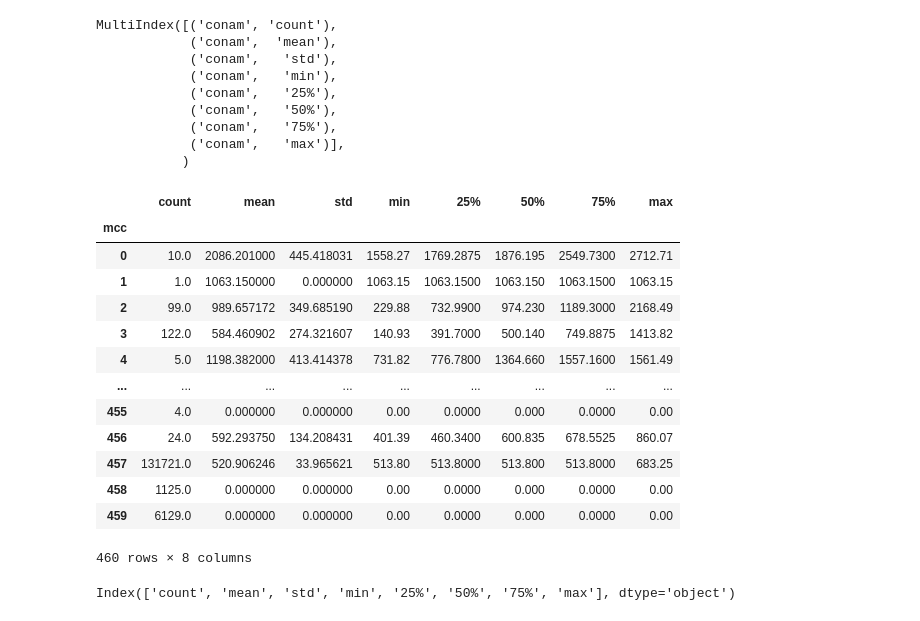
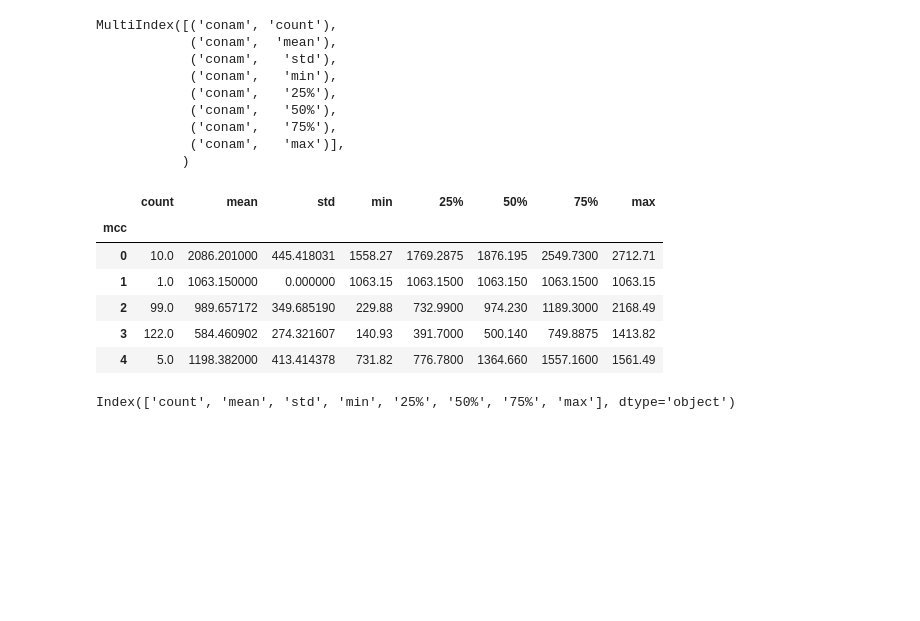
Before and after one commit to CubatLin/TBrain-E.SUN-AI-Open-Competition-Fall-2019-15th-place-Feature-Engineering, a Jupyter notebook: Customer_Classify.ipynb, the cells around one changed output. Drawn from its saved outputs; the diff is of its cells as text; code cells hidden in the pictures; blank space fills up the shorter version.

```diff
--- a/Customer_Classify.ipynb
+++ b/Customer_Classify.ipynb
@@ -342,22 +326,15 @@ mcc_code.columns = mcc_code.columns.droplevel()
 # %%
 mcc_code.fillna(0, inplace=True)
 # %%
-mcc_code
+mcc_code.head(5)
 # %% [output]
 |  | count | mean | std | min | 25% | 50% | 75% | max |
 | mcc |  |  |  |  |  |  |  |  |
 | 0 | 10.0 | 2086.201000 | 445.418031 | 1558.27 | 1769.2875 | 1876.195 | 2549.7300 | 2712.71 |
 | 1 | 1.0 | 1063.150000 | 0.000000 | 1063.15 | 1063.1500 | 1063.150 | 1063.1500 | 1063.15 |
 | 2 | 99.0 | 989.657172 | 349.685190 | 229.88 | 732.9900 | 974.230 | 1189.3000 | 2168.49 |
 | 3 | 122.0 | 584.460902 | 274.321607 | 140.93 | 391.7000 | 500.140 | 749.8875 | 1413.82 |
 | 4 | 5.0 | 1198.382000 | 413.414378 | 731.82 | 776.7800 | 1364.660 | 1557.1600 | 1561.49 |
-| ... | ... | ... | ... | ... | ... | ... | ... | ... |
-| 455 | 4.0 | 0.000000 | 0.000000 | 0.00 | 0.0000 | 0.000 | 0.0000 | 0.00 |
-| 456 | 24.0 | 592.293750 | 134.208431 | 401.39 | 460.3400 | 600.835 | 678.5525 | 860.07 |
-| 457 | 131721.0 | 520.906246 | 33.965621 | 513.80 | 513.8000 | 513.800 | 513.8000 | 683.25 |
-| 458 | 1125.0 | 0.000000 | 0.000000 | 0.00 | 0.0000 | 0.000 | 0.0000 | 0.00 |
-| 459 | 6129.0 | 0.000000 | 0.000000 | 0.00 | 0.0000 | 0.000 | 0.0000 | 0.00 |
-460 rows × 8 columns
 # %%
 mcc_code.columns
 # %% [output]
```
Also changed, not shown: parts of 17 cells of this notebook.
